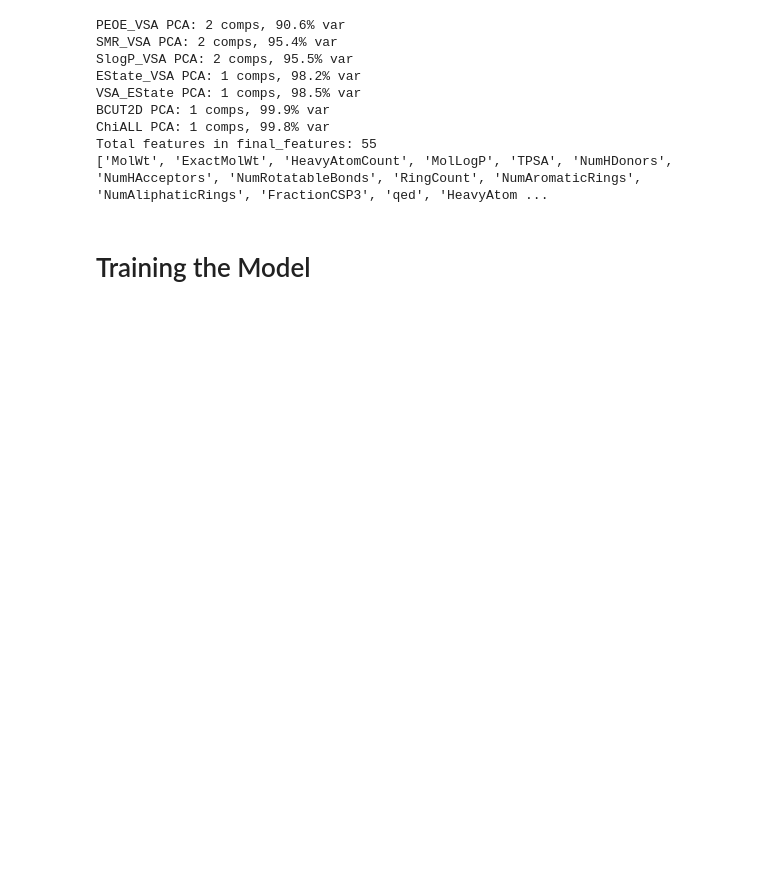
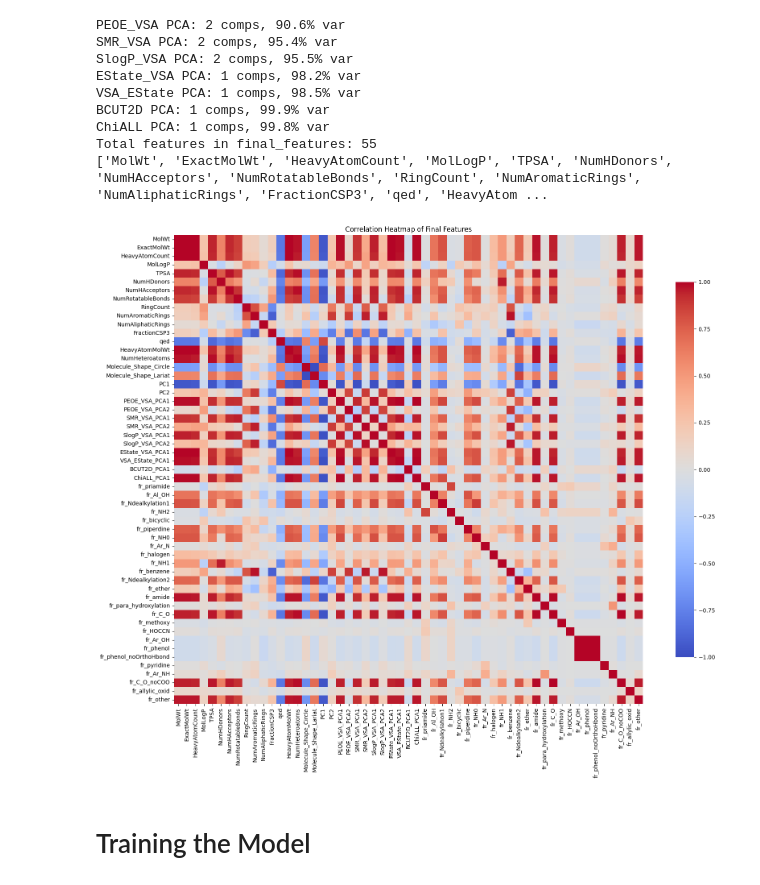
Before and after one commit to MauJunSensei/bsc-thesis, a Jupyter notebook: Proteomics/CycPeptMPDB/notebooks/rf_descriptor.ipynb, the cells around one changed output. Cells and saved outputs as stored; diff of their text form; code cells hidden in the pictures; blank space fills up the shorter version.

```diff
--- a/Proteomics/CycPeptMPDB/notebooks/rf_descriptor.ipynb
+++ b/Proteomics/CycPeptMPDB/notebooks/rf_descriptor.ipynb
@@ -141,25 +240,13 @@ if chi_all_cols:
     new_cols += add_pca_features(features, 'ChiALL', chi_all_cols, max_components=n_components)
 
 # Only keep the top 25 most important functional group columns based on feature importance
-# Aggregate the rest into a single column
 
 # List of all functional group columns in features
 fr_cols = [col for col in features.columns if col.startswith('fr_')]
 
-# Provided importance list for functional groups (ordered by importance)
-top_25_fr = [
-    'fr_Ndealkylation1', 'fr_Al_OH', 'fr_piperdine', 'fr_priamide', 'fr_halogen',
-    'fr_bicyclic', 'fr_NH1', 'fr_NH0', 'fr_ether', 'fr_NH2',
-    'fr_amide', 'fr_C_O_noCOO', 'fr_C_O', 'fr_Ar_N', 'fr_phenol',
-    'fr_Ar_OH', 'fr_phenol_noOrthoHbond', 'fr_sulfide', 'fr_para_hydroxylation', 'fr_methoxy',
-    'fr_Ndealkylation2', 'fr_benzene', 'fr_sulfonamd', 'fr_HOCCN', 'fr_allylic_oxid'
-]
-
-# Only keep those that exist in the current features
-top_25_fr = [col for col in top_25_fr if col in fr_cols]
-
-# Add top 25 to new_cols
-new_cols += top_25_fr
+# Use the top 25 functional group names as a list
+top_25_fr_list = top_25_fr['Functional Group'].tolist()
+new_cols += top_25_fr_list
 
 # Aggregate the rest into a single column
 other_fr = [col for col in fr_cols if col not in top_25_fr]
@@ -194,3 +272,18 @@ Total features in final_features: 55
+# %%
+import seaborn as sns
+
+import matplotlib.pyplot as plt
+
+# Compute the correlation matrix for the final features
+corr = features[final_features].corr()
+
+plt.figure(figsize=(18, 14))
+sns.heatmap(corr, cmap='coolwarm', center=0, annot=False, fmt=".2f", square=True, cbar_kws={"shrink": 0.8})
+plt.title("Correlation Heatmap of Final Features")
+plt.tight_layout()
+plt.show()
+# %% [output]
+[figure, added]
 # %% [markdown]
 # Training the Model
 # %%
```
Also changed, not shown: parts of 8 cells of this notebook, 3 other files.
